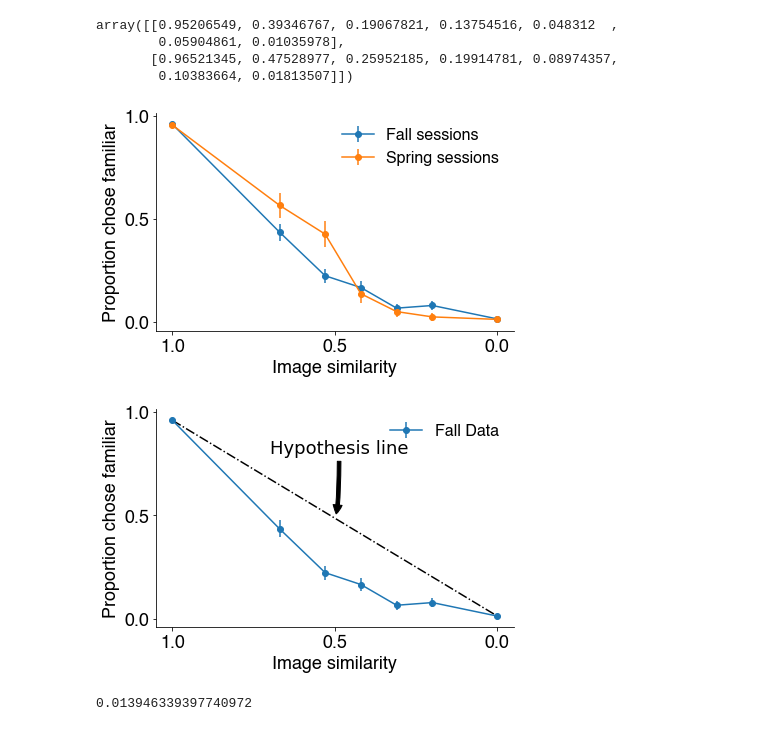
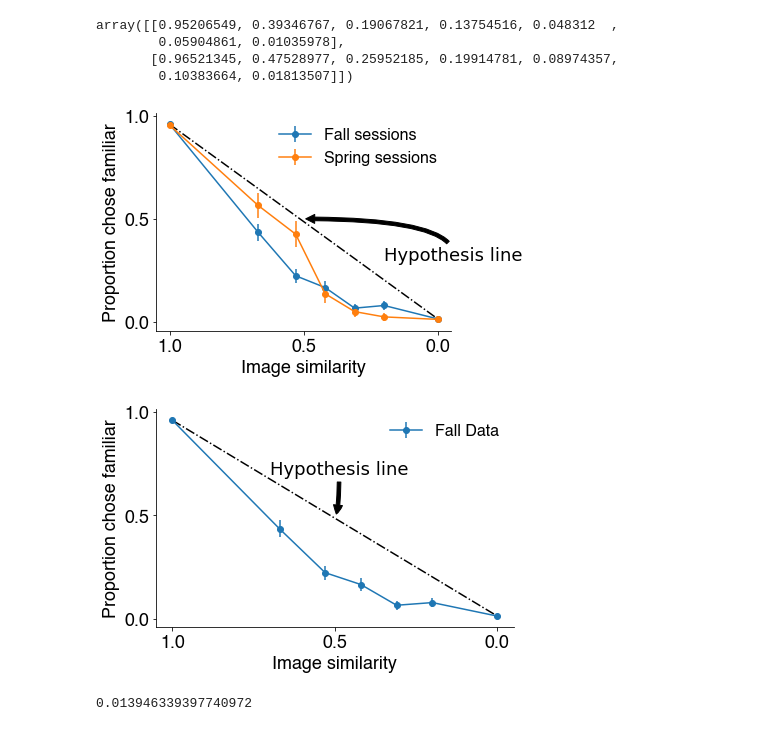
Before and after one commit to SimonBohn/QNC_2021, a Jupyter notebook: Data Vis Presentation.ipynb, the cells around one changed output. Cells and saved outputs as stored; diff of their text form; code cells hidden in the pictures.

```diff
--- a/Data Vis Presentation.ipynb
+++ b/Data Vis Presentation.ipynb
@@ -52,27 +52,37 @@ array([[0.95206549, 0.39346767, 0.19067821, 0.13754516, 0.048312  ,
 # %%
 hfont = {'fontname':'Helvetica'}
 font = fm.FontProperties(family='Helvetica',
                                    weight='normal',
                                    style='normal', size=16)
 
 ax = plt.subplot(111)
 ax.errorbar(x_axis,fall_performance_sum/fall_total_trials,(fall_CIs[0]-fall_CIs[1])/2,marker='o')
 ax.errorbar(x_axis,spring_performance_sum/spring_total_trials,(spring_CIs[0]-spring_CIs[1])/2,marker='o')
 #plt.fill_between(x_axis,fall_CIs[0],fall_CIs[1],alpha=.2)
 #%plt.fill_between(x_axis,spring_CIs[0],spring_CIs[1],alpha=.2)
 
 plt.legend(['Fall sessions','Spring sessions'],prop=font,frameon=False)
 plt.gca().invert_xaxis()
 plt.xlabel("Image similarity",**hfont,size=18)
 plt.ylabel("Proportion chose familiar",**hfont,size=18)
 plt.xticks([1,.5,0],**hfont,size=18)
 plt.yticks([0,.5,1],**hfont,size=18)
 ax.spines['right'].set_visible(False)
 ax.spines['top'].set_visible(False)
+ax.plot([x_axis[0],x_axis[6]],[fall_performance[0],fall_performance[6]],linestyle='-.',color='k',label='_nolegend_')
+ax.annotate("Hypothesis line",
+                  xy=(0.5, 0.5), xycoords='data',
+                  fontsize=18,
+                  xytext=(.2, 0.3), textcoords='data',
+                  arrowprops=dict(arrowstyle="simple",
+                                  connectionstyle="angle3",
+                                  facecolor='k'),
+                  )
+
 plt.tight_layout()
 plt.savefig('hypothesis_plot.pdf')
 # %% [output]
-[figure, old version]
+[figure, new version]
 # %%
 fall_performance = fall_performance_sum/fall_total_trials
 fallplot = plt.subplot(111)
@@ -88,15 +98,17 @@ fallplot.spines['top'].set_visible(False)
 fallplot.annotate("Hypothesis line",
             xy=(0.5, 0.5), xycoords='data',
             fontsize=18,
-            xytext=(.7, 0.8), textcoords='data',
+            xytext=(.7, 0.7), textcoords='data',
             arrowprops=dict(arrowstyle="simple",
                             connectionstyle="angle3",
                             facecolor='k'),
             )
 plt.legend(['Fall Data'],prop=font,frameon=False)
 plt.tight_layout()
+
+plt.savefig('Fall_Hypothesis_plot.pdf')
 # %% [output]
-[figure, old version]
+[figure, new version]
 # %%
 fall_performance = fall_performance_sum/fall_total_trials
 # %%
```
Also changed, not shown: parts of 2 cells of this notebook, 7 other files.
